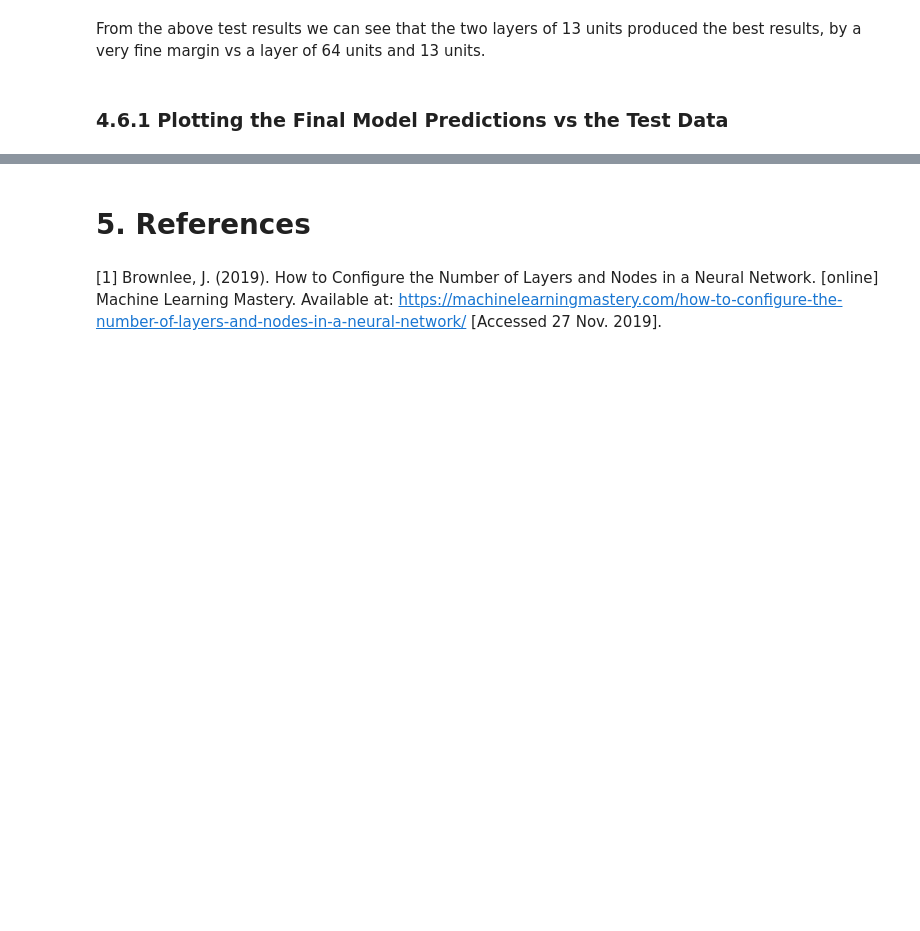
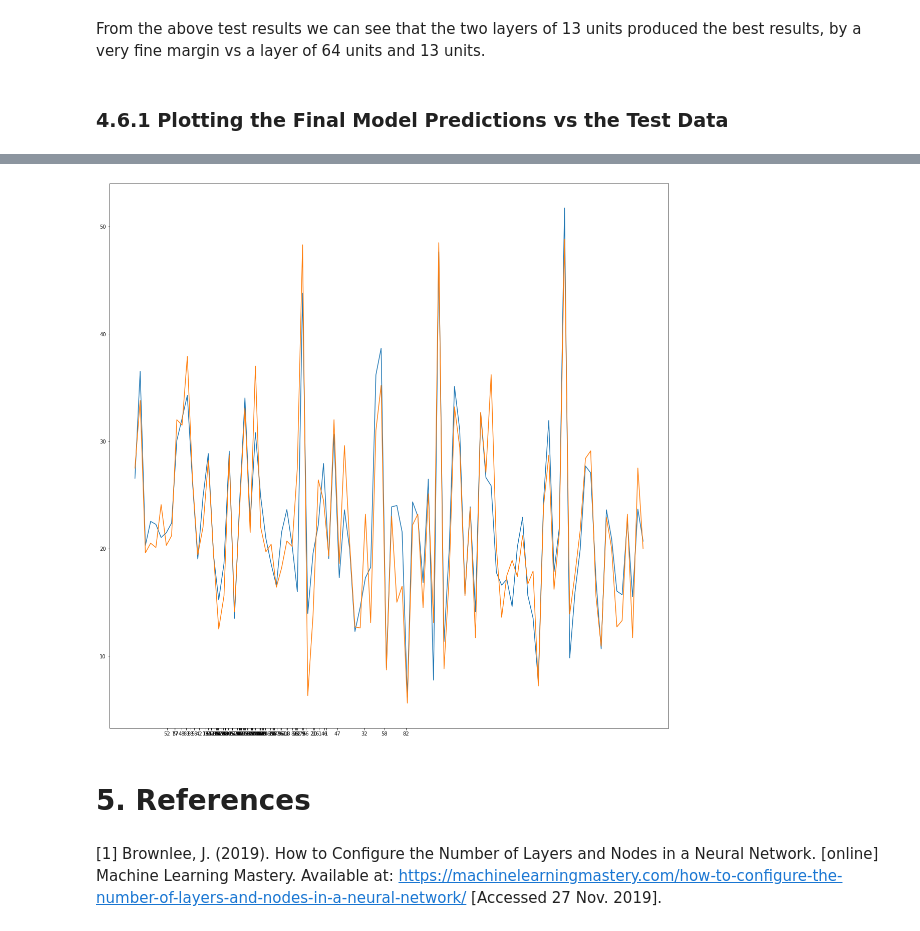
Before and after one commit to ConorHogan/MachineLearning-and-Statistics-Project, a Jupyter notebook: Machine-Learning-and-Statistics-Project-Notebook.ipynb, the cells around one changed output, grey strips where cells are left out. Cells and saved outputs as stored; diff of their text form; code cells hidden in the pictures; blank space fills up the shorter version.

Commit message:
Readme tidying and plotting predictions vs test

```diff
--- a/Machine-Learning-and-Statistics-Project-Notebook.ipynb
+++ b/Machine-Learning-and-Statistics-Project-Notebook.ipynb
@@ -2327,0 +2336,5 @@ pyplt.show()
+# %%
+final_predicted_V_real_df = pd.DataFrame({'Prediction': Final_prediction.ravel(), 'Real_value': MedianVal_real_Final.ravel()})
+final_predicted_V_real_df['%Difference'] = 100*(abs(final_predicted_V_real_df['Prediction'] - final_predicted_V_real_df['Real_value'])/final_predicted_V_real_df['Prediction'])
+
+final_predicted_V_real_df
@@ -2328,3 +2355,10 @@ pyplt.show()
+# %%
+pyplt.xticks(final_predicted_V_real_df['Prediction'], final_predicted_V_real_df.index.values ) # location, labels
+ax = pyplt.plot(final_predicted_V_real_df['Prediction'])
+ax = pyplt.plot(final_predicted_V_real_df['Real_value'])
+pyplt.show()
+# %% [output]
+[figure, added]
 # %% [markdown]
 # 5. References
 # %% [markdown]
```
Also changed, not shown: parts of 37 cells of this notebook, 1 other file.
